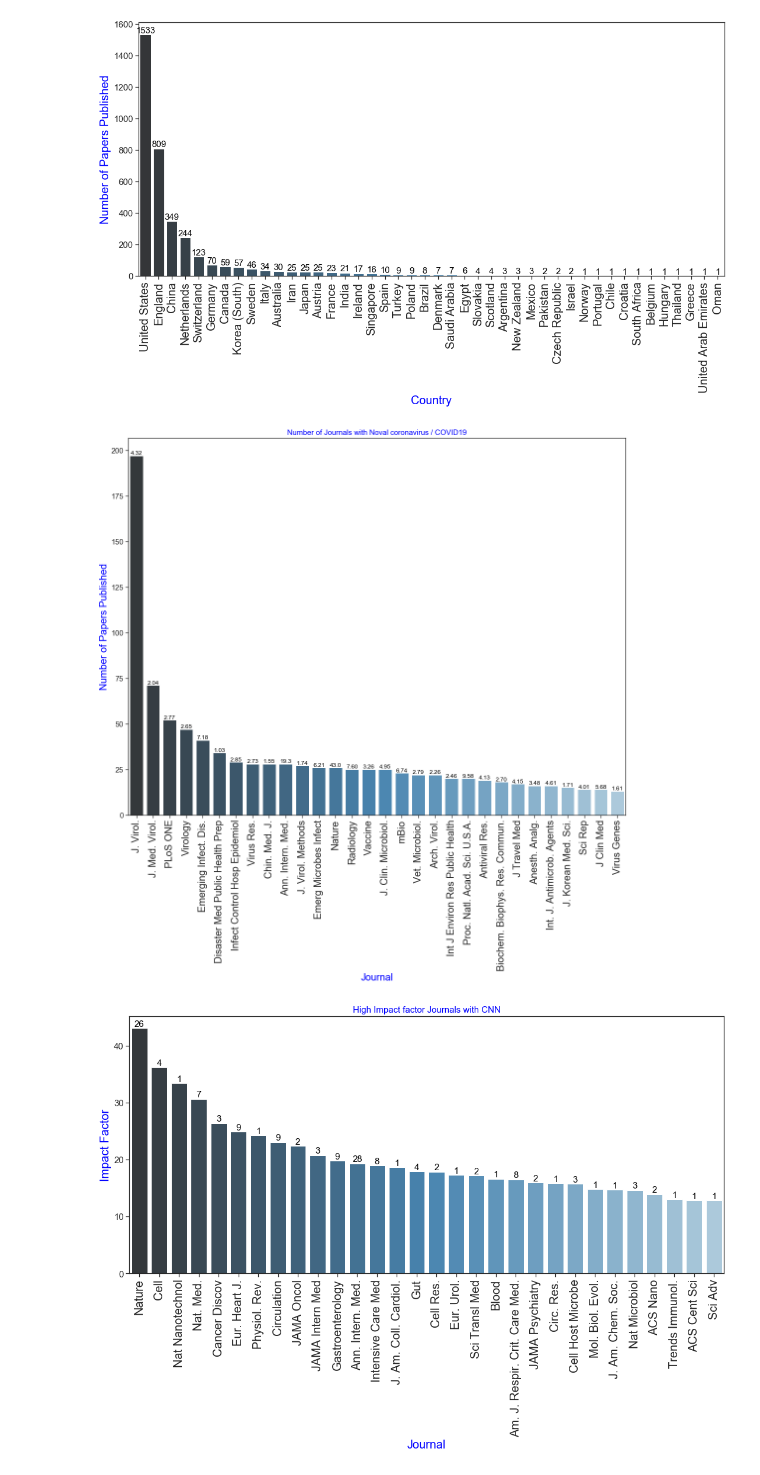
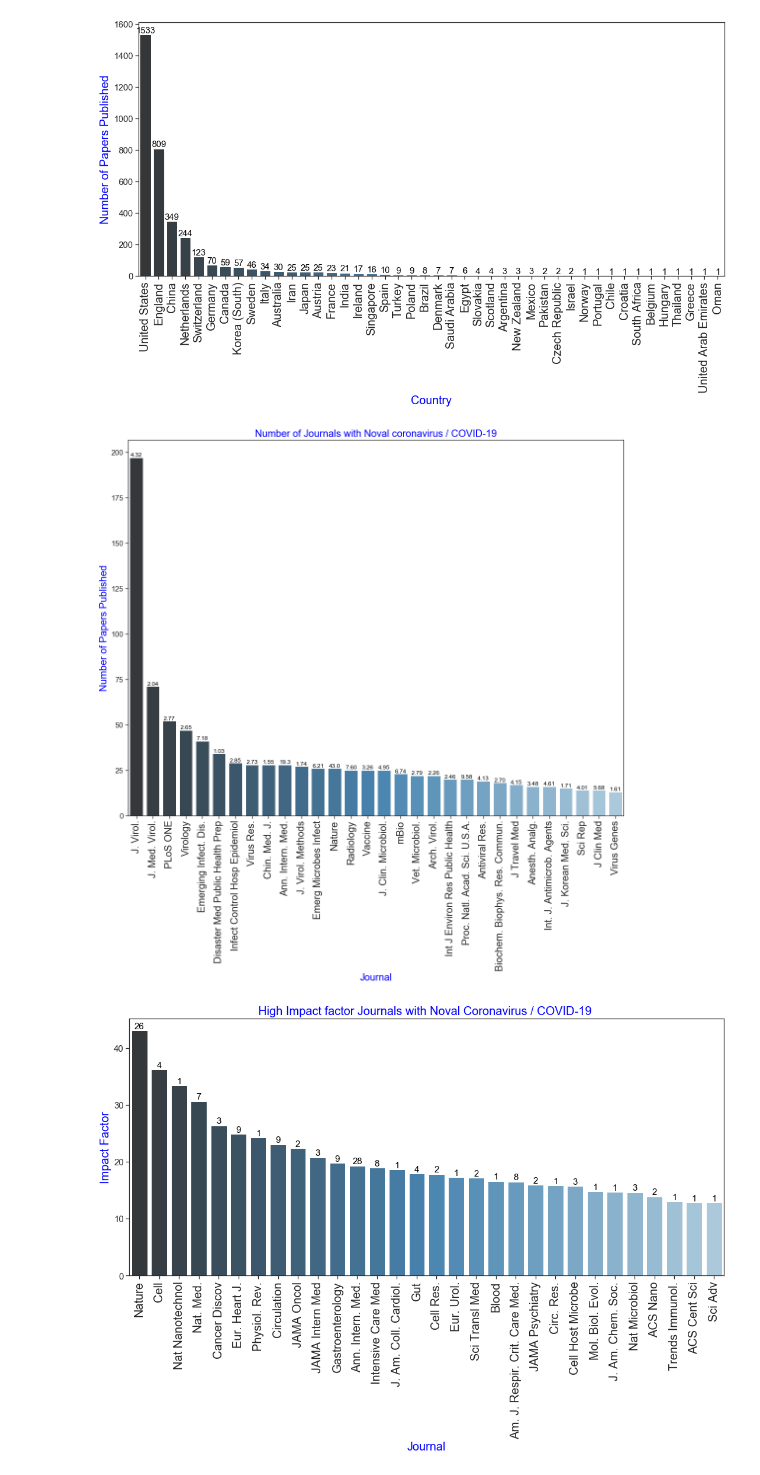
Before and after one commit to htanjore/covid19_pubmed, a Jupyter notebook: notebooks/covid19.ipynb, the cells around one changed output. Saved outputs shown, nothing was run; the diff lists cells and outputs as text; code cells hidden in the pictures.

```diff
--- a/notebooks/covid19.ipynb
+++ b/notebooks/covid19.ipynb
@@ -154,34 +154,34 @@ plt.xlabel('Journal',fontsize = 20, color = 'blue')
 plt.ylabel('Number of Papers Published',fontsize = 20, color = 'blue')
 plt.xticks(fontsize = 20, rotation = 90)
 plt.yticks(fontsize = 15)
-plt.title('Number of Journals with Noval coronavirus / COVID19', fontsize = 15, color = 'blue')
+plt.title('Number of Journals with Noval coronavirus / COVID-19', fontsize = 20, color = 'blue')
 
 for index, row in total_published.iterrows():
     g.text(row.name,row.PMID, str(row.impact_factor[0:4]),color='black', ha="center", fontsize = 12, va='bottom')
 plt.savefig("../data/journals.png",  bbox_inches="tight")
 plt.show();
 # %% [output]
-[figure, old version]
+[figure, new version]
 # %%
 sns.set(rc={'figure.figsize':(18,8)}, style ='white')
 sns.set_style("ticks")
 highimpact_journal= minus_reviews.groupby(['ISOAbbreviation','impact_factor'])['PMID'].count()\
             .sort_values(ascending = False).reset_index()
 highimpact_journal['impact_factor']=highimpact_journal.impact_factor.str.replace('Not Available', "0.0")
 highimpact_journal['impact_factor']=highimpact_journal.impact_factor.astype('float')
 highimpact_journal=highimpact_journal.sort_values('impact_factor', ascending = False).reset_index()
 highimpact_journal=highimpact_journal.drop('index', axis=1).head(30)
 g =sns.barplot(x = 'ISOAbbreviation', y = 'impact_factor', data = highimpact_journal, palette ="Blues_d")
 plt.xlabel('Journal',fontsize = 20, color = 'blue')
 plt.ylabel('Impact Factor',fontsize = 20, color = 'blue')
 plt.xticks(fontsize = 20, rotation = 90)
 plt.yticks(fontsize = 15)
-plt.title('High Impact factor Journals with CNN', fontsize = 15, color = 'blue')
+plt.title('High Impact factor Journals with Noval Coronavirus / COVID-19 ', fontsize = 20, color = 'blue')
 
 for index, row in highimpact_journal.iterrows():
     g.text(row.name,row.impact_factor, round(row.PMID,1),color='black', ha="center", fontsize = 15, va='bottom')
 
 plt.savefig("../data/journals_highimpact.png",  bbox_inches="tight")
 plt.show();
 # %% [output]
-[figure, old version]
+[figure, new version]
```
